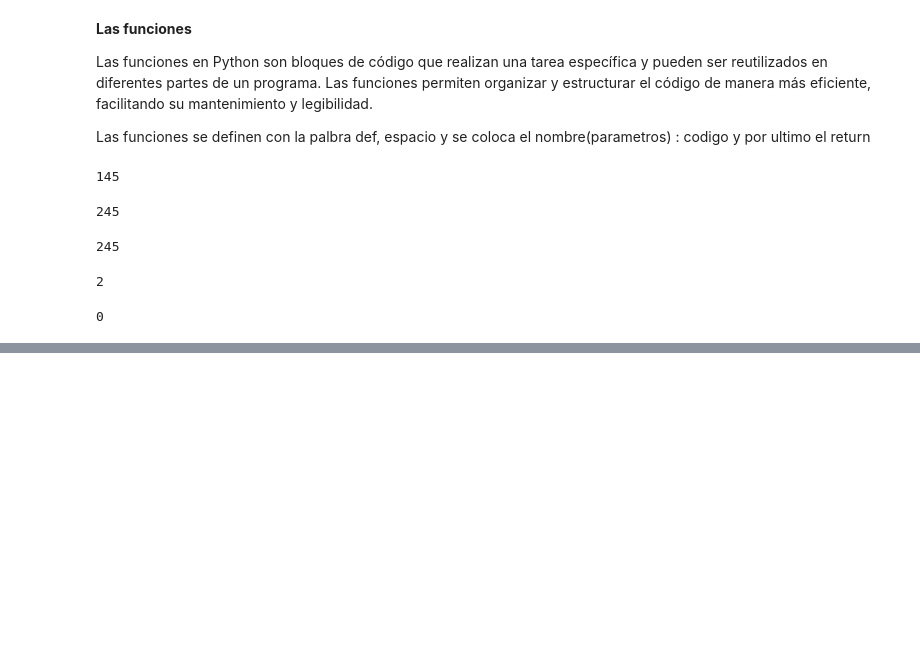
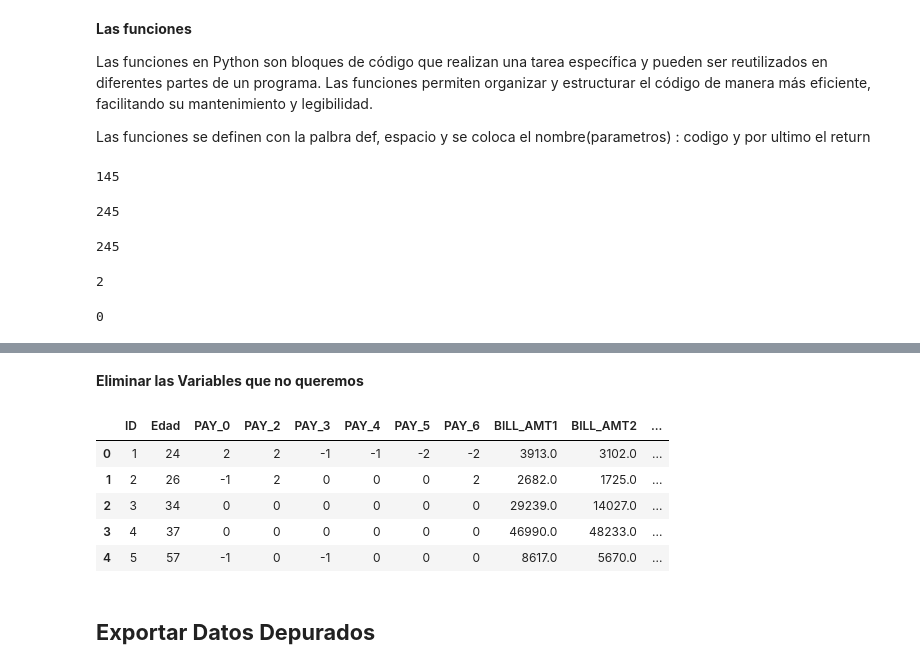
Before and after one commit to Oscar19922017/IntroduccionPython202301, a Jupyter notebook: 4_DepuracionBasesDatos.ipynb, the cells around one changed output, grey strips where cells are left out. Saved outputs shown, nothing was run; the diff lists cells and outputs as text; code cells hidden in the pictures; blank space fills up the shorter version.

```diff
--- a/4_DepuracionBasesDatos.ipynb
+++ b/4_DepuracionBasesDatos.ipynb
@@ -295,0 +490,3 @@ Sumar_2_numeros()
+# %%
+df=pd.merge(df,MaestroEduacion[["Educacion","EducacionHomologada"]],left_on="Educacion",right_on="Educacion",how="left")
+df=pd.merge(df,MaestroEstadoCivil,left_on="EstadoCivil",right_on="EstadoCivil",how="left")
@@ -295,0 +517,4 @@ Sumar_2_numeros()
+# %%
+def conversion_pesos(dolares,trm=4636):
+    valor_peso=dolares*trm
+    return valor_peso
@@ -295,0 +525,2 @@ Sumar_2_numeros()
+# %%
+df["ValorCreditoCOP"]=df["ValorCredito"].apply(conversion_pesos)
@@ -295,0 +536,15 @@ Sumar_2_numeros()
+# %% [markdown]
+**Eliminar las Variables que no queremos**
+# %%
+df.drop(columns=["Genero","Educacion","EstadoCivil","ValorCredito"],inplace=True)
+# %%
+df.head()
+# %% [output]
+|  | ID | Edad | PAY_0 | PAY_2 | PAY_3 | PAY_4 | PAY_5 | PAY_6 | BILL_AMT1 | BILL_AMT2 | ... |
+| 0 | 1 | 24 | 2 | 2 | -1 | -1 | -2 | -2 | 3913.0 | 3102.0 | ... |
+| 1 | 2 | 26 | -1 | 2 | 0 | 0 | 0 | 2 | 2682.0 | 1725.0 | ... |
+| 2 | 3 | 34 | 0 | 0 | 0 | 0 | 0 | 0 | 29239.0 | 14027.0 | ... |
+| 3 | 4 | 37 | 0 | 0 | 0 | 0 | 0 | 0 | 46990.0 | 48233.0 | ... |
+| 4 | 5 | 57 | -1 | 0 | -1 | 0 | 0 | 0 | 8617.0 | 5670.0 | ... |
+# %% [markdown]
+## **Exportar Datos Depurados**
```
Also changed, not shown: parts of 55 cells of this notebook.
